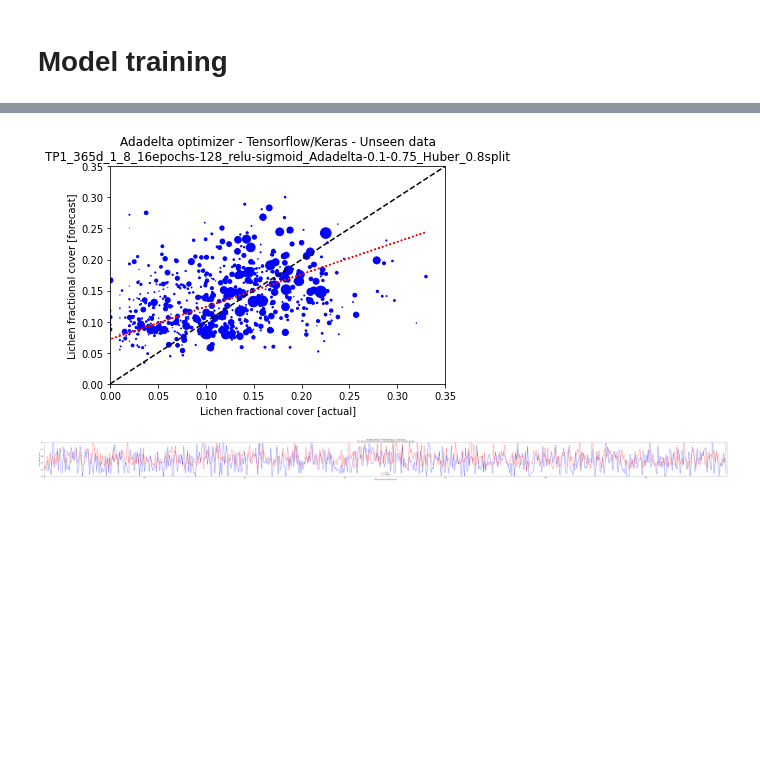
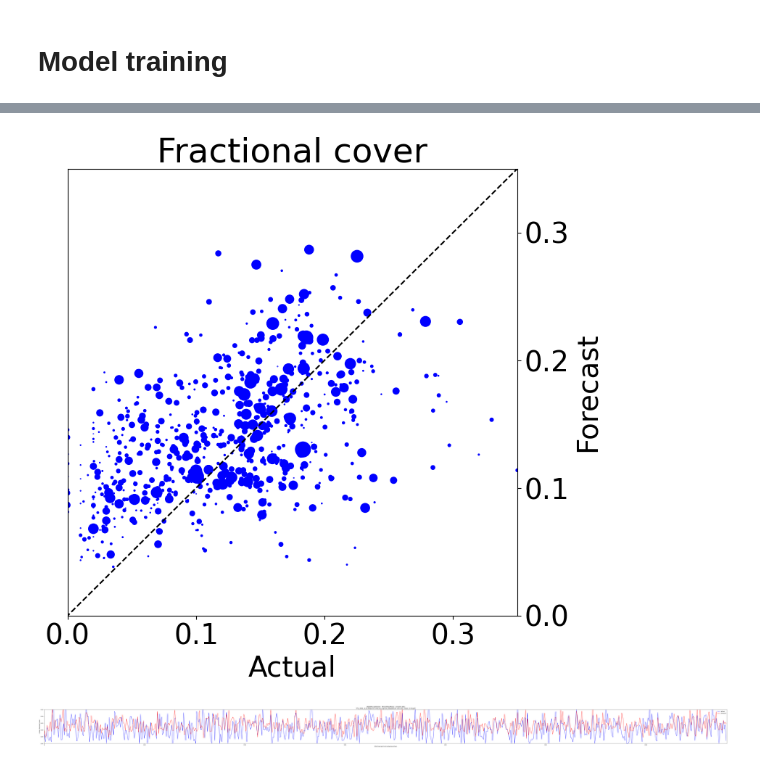
Before and after one commit to j34ni/Vegetation_in_Troms_and_Finnmark, a Jupyter notebook: train_mooc_tp1n.ipynb, the cells around one changed output, grey strips where cells are left out. Cells and saved outputs as stored; diff of their text form; code cells hidden in the pictures; blank space fills up the shorter version.

```diff
--- a/train_mooc_tp1n.ipynb
+++ b/train_mooc_tp1n.ipynb
@@ -35,10 +36,10 @@ epochs = 16
 activation = 'relu'
 final_activation = 'sigmoid'
 batch_size = 128
-learning_rate = 0.1
-rho = 0.75
+learning_rate = 0.125
+rho = 0.91
 loss = 'Huber'
-validation_split = 0.8
+validation_split = 0.01
 print('Depth = ', depth)
 print('Width = ', width)
 print('Hidden layer activation = ', activation)
@@ -144,7 +145,6 @@ def fullyconnected_sequential(
     final_activation: str,  # Output layer?
     learning_rate: float,  # What learning rate?
     loss: str,  # What loss function?
-    loss_weights: float,  # What loss weights?
 ):
     # Create a model object
     model = Sequential()
@@ -170,7 +170,7 @@ def fullyconnected_sequential(
 
     # Finally we compile the model, specifying the loss we want to minimise
     # Here we pass weights at the compile stage
-    model.compile(optimizer = opt, loss = loss, loss_weights = loss_weights)
+    model.compile(optimizer = opt, loss = loss)
 
     # Afterwards we can summarise the model to see the shapes
     model.summary()
@@ -178,5 +178,5 @@ def fullyconnected_sequential(
 # %% [markdown]
 # Model Building
 # %%
-model = fullyconnected_sequential(input_train.shape[1], depth=depth, width=width, activation=activation, final_activation=final_activation, learning_rate=learning_rate, loss=loss, loss_weights = train_loss_weights)
+model = fullyconnected_sequential(input_train.shape[1], depth=depth, width=width, activation=activation, final_activation=final_activation, learning_rate=learning_rate, loss=loss)
 # %% [output]
@@ -368,27 +393,31 @@ m, b = np.polyfit(output_test['Actual_lichen'], output_test_forecast['Forecasted
 # %%
 # Forecast vs. actual Values xy-plot - Unseen data
 
-fig = plt.figure()
+fig = plt.figure(figsize=(8, 8))
 ax = fig.add_subplot(111)
 
-plt.scatter(output_test, output_test_forecast, c = 'blue', s = test_loss_weights / 20.)
+plt.scatter(output_test, output_test_forecast, c = 'blue', s = test_loss_weights / 10.)
 plt.plot([-5,20], [-5,20], color = 'black', ls = '--')
-plt.plot(output_test['Actual_lichen'], m * output_test['Actual_lichen'] + b, color = 'red', ls = 'dotted')
+#plt.plot(output_test['Actual_lichen'], m * output_test['Actual_lichen'] + b, color = 'red', ls = 'dotted')
 
-plt.ylabel('Lichen fractional cover [forecast]')
-plt.xlabel('Lichen fractional cover [actual]')
-plt.title('Adadelta optimizer - Tensorflow/Keras - Unseen data\n' + expname)
+plt.ylabel('Forecast')
+ax.yaxis.set_label_position("right")
+ax.yaxis.tick_right()
+plt.xlabel('Actual')
+plt.title('Fractional cover')
+#plt.title('Adadelta optimizer - Tensorflow/Keras - Unseen data\n' + expname)
 
 plt.ylim(0., 0.35)
 plt.xlim(0., 0.35)
+plt.rcParams.update({'font.size': 32})
 
 plt.axis(True)
 plt.show()
 
 xy_fig_file = os.path.join(path, '../outputs/' + expname + '_xy.png')
 fig.savefig(xy_fig_file)
 # %% [output]
-[figure, old version]
+[figure, new version]
 # %%
 # Forecast vs. actual Values linear-plot - Unseen data
 
@@ -409,7 +438,7 @@ ax.legend(['Actual', 'Forecast'])
 LFC_fig_file = os.path.join(path, '../outputs/' + expname + '_LFC.png')
 fig.savefig(LFC_fig_file)
 # %% [output]
-[figure, old version]
+[figure, new version]
 # %%
 # Forecast vs. actual cover linear-plot - Unseen data
 
```
Also changed, not shown: parts of 18 cells of this notebook, 3 other files.
